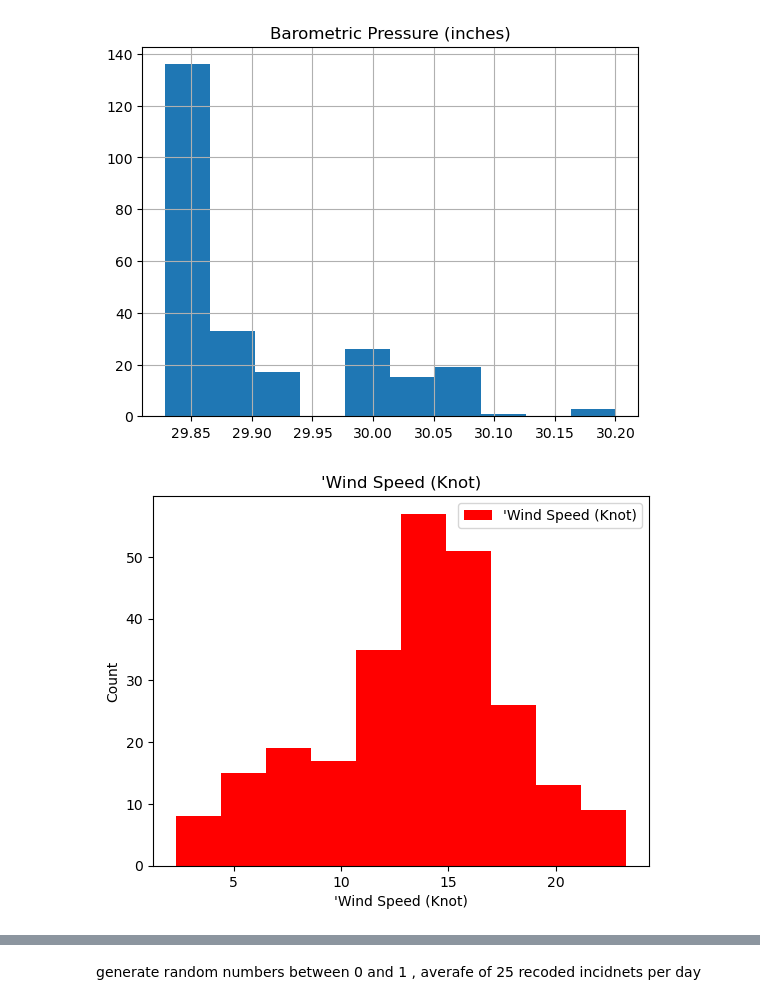
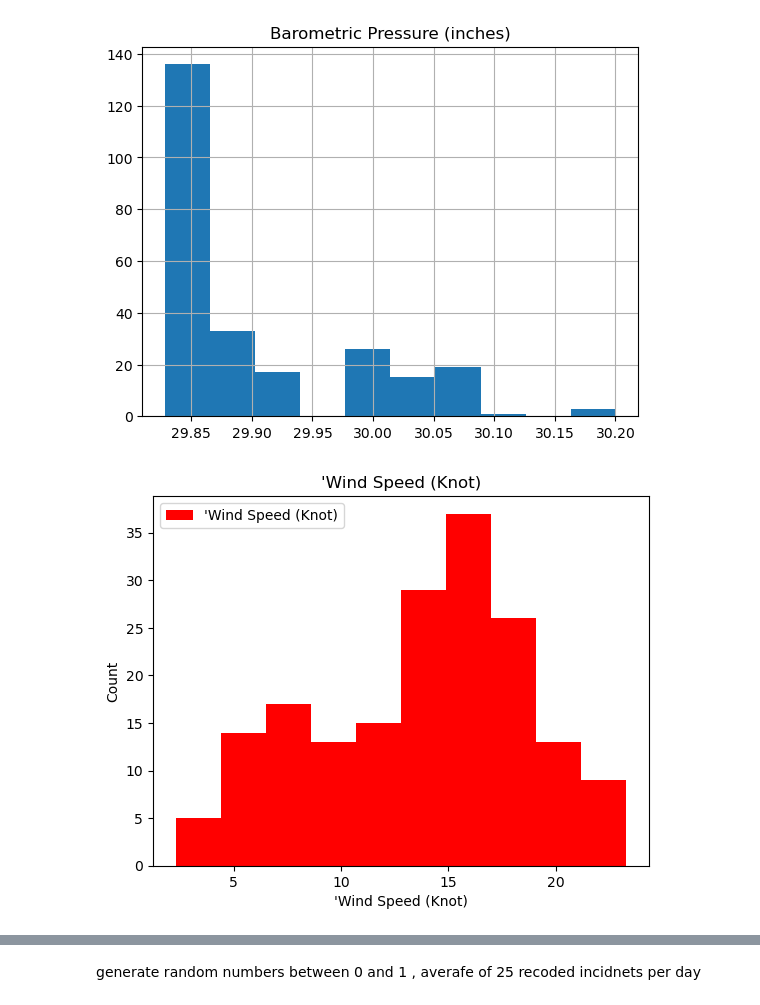
Before and after one commit to dectan/Programming-for-Data-Analysis-Project-1, a Jupyter notebook: Project 1.ipynb, the cells around one changed output, grey strips where cells are left out. Drawn from its saved outputs; the diff is of its cells as text; code cells hidden in the pictures.

```diff
--- a/Project 1.ipynb
+++ b/Project 1.ipynb
@@ -281,15 +331,15 @@ plt.show()
 # %% [output]
 [figure]
 # %%
-a = df1['Wind Speed (Knot)']
+a = df3['Wind Speed (Knot)']
 plt.hist(a,  label = "Iris setosa", color = "red",alpha=1)
 plt.title("'Wind Speed (Knot)")
 plt.xlabel("'Wind Speed (Knot)")
 plt.ylabel("Count")
 plt.legend(["'Wind Speed (Knot)"])
 plt.show()
 # %% [output]
-[figure, old version]
+[figure, new version]
 # %%
 idx = pd.date_range("2018-01-01", periods=100, freq="Y")
 idx
```
Also changed, not shown: parts of 19 cells of this notebook.
